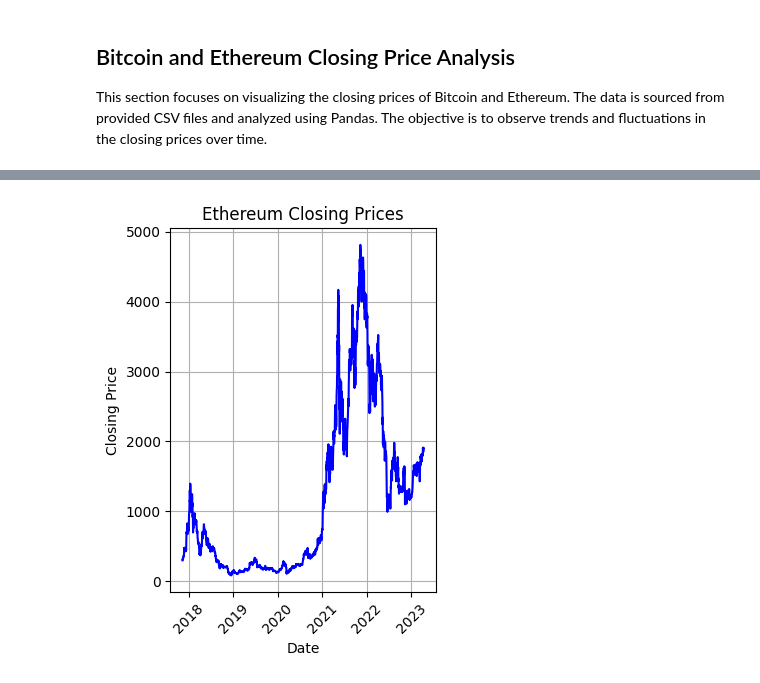
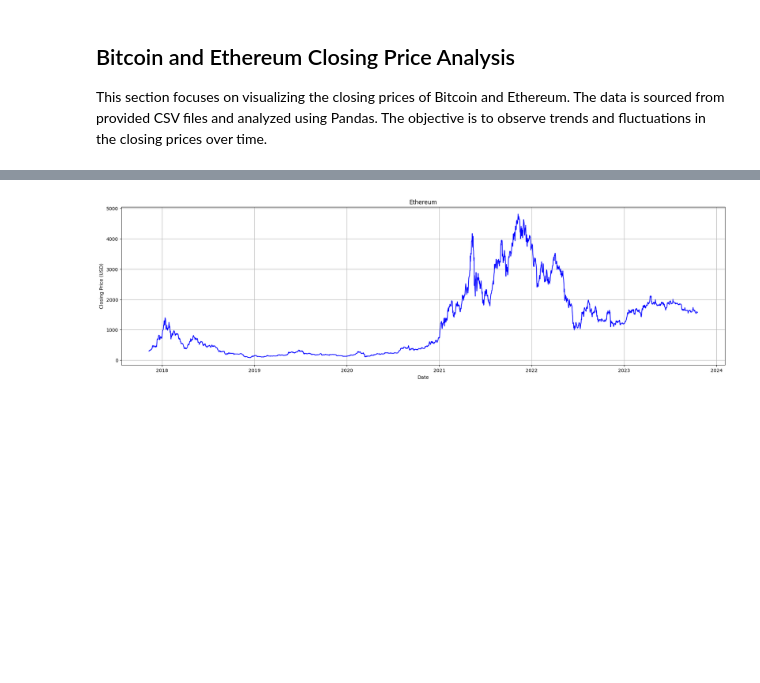
Before and after one commit to awonfs/analysoinnin_perusteet_2023, a Jupyter notebook: BitcoinProjectWork.ipynb, the cells around one changed output, grey strips where cells are left out. Saved outputs shown, nothing was run; the diff lists cells and outputs as text; code cells hidden in the pictures; blank space fills up the shorter version.

```diff
--- a/BitcoinProjectWork.ipynb
+++ b/BitcoinProjectWork.ipynb
@@ -61,13 +68,12 @@ plt.show()
 # %%
 # Ethereum
+plt.figure(figsize=(50, 6))
 plt.subplot(1, 2, 2)
 plt.plot(ethereum_data['Close'], label='Ethereum', color='blue')
-plt.title('Ethereum Closing Prices')
+plt.title('Ethereum')
 plt.xlabel('Date')
-plt.ylabel('Closing Price')
+plt.ylabel('Closing Price (USD)')
 plt.grid(True)
-plt.xticks(rotation=45)
-plt.tight_layout()
 plt.show()
 # %% [output]
-[figure, old version]
+[figure, new version]
```
Also changed, not shown: parts of 6 cells of this notebook, 2 other files.
